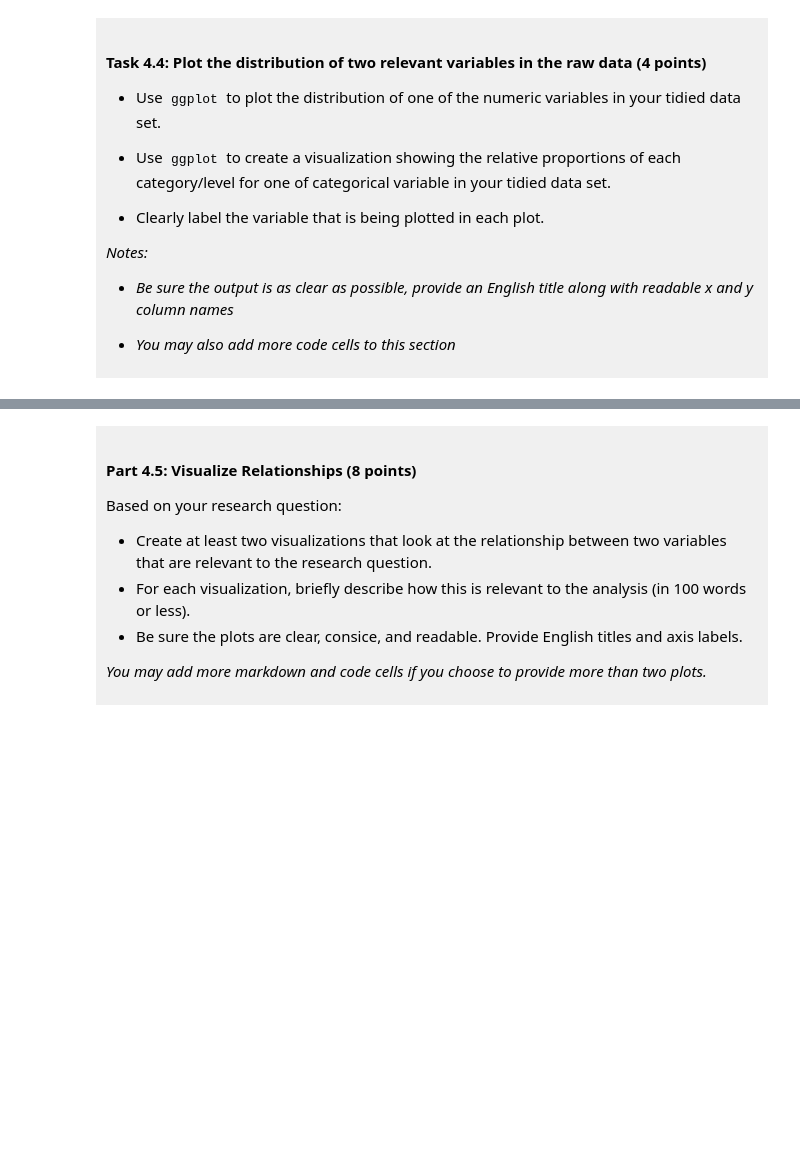
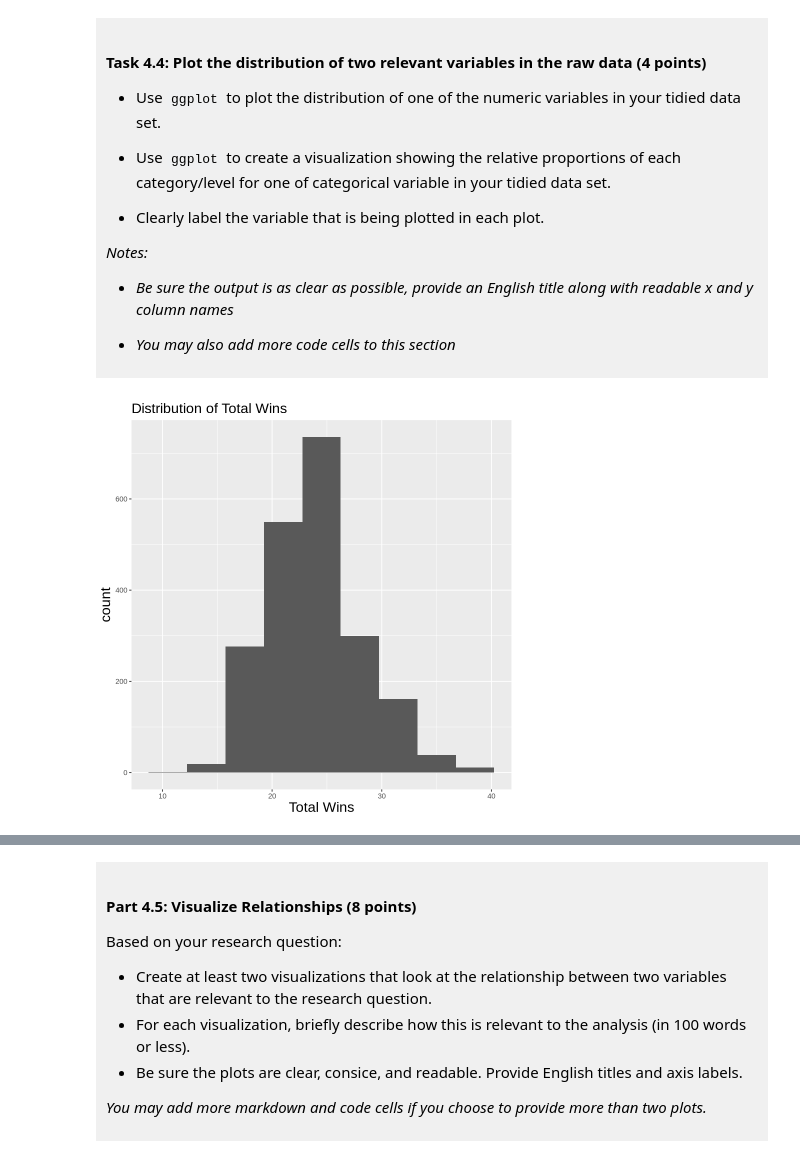
Before and after one commit to idkwhoislilyy/dsci-100-project-lily-le, a Jupyter notebook: dsci-100-project-notebook.ipynb, the cells around one changed output, grey strips where cells are left out. Saved outputs shown, nothing was run; the diff lists cells and outputs as text; code cells hidden in the pictures; blank space fills up the shorter version.

Commit message:
Checkpoint C
Visualizing data and analyze my process

```diff
--- a/dsci-100-project-notebook.ipynb
+++ b/dsci-100-project-notebook.ipynb
@@ -128,5 +128,8 @@ To help you with the analysis, here is a table of descriptions of each of the va
 
 </div>
 # %%
-
+library (tidyverse)
+url <- "https://raw.githubusercontent.com/diverse-data-hub/diversedata/refs/heads/main/data-clean/womensmarchmadness.csv"
+basketball <- read_csv (url)
+basketball
 #this is a comment made on jupyter
@@ -189,4 +230,9 @@ Produce a tidy data set that could be used to answer your research question usin
 
 </div>
 # %%
-### EDIT THIS CODE CELL ###
+#use select to only keep columns that are needed for classification and remove irrelevant columns
+#keep school and year column to identify each observation
+tidy_bas <- basketball |>
+select (year, school, conf_rank, conf_wins_pct, total_wins, bid) |>
+mutate (bid = as_factor (bid)) #convert column bid into categorical variable
+head (tidy_bas, 6) #show the first six rows
@@ -257,5 +346,13 @@ You will refine your research question (if needed) and produce a tidy data set.
 
 </div>
 # %%
-### EDIT THIS CODE CELL FOR PLOT 1 ###
+plot_1 <- tidy_bas |> ggplot (aes ( x = total_wins)) +
+geom_histogram (bins = 9)+
+labs ( title = "Distribution of Total Wins", x= "Total Wins")+
+theme (axis.title.x = element_text(size = 17),
+       axis.title.y = element_text(size = 17),
+       plot.title = element_text (size = 17))
+plot_1
+# %% [output]
+[figure, added]
 # %%
```
Also changed, not shown: parts of 14 cells of this notebook.
